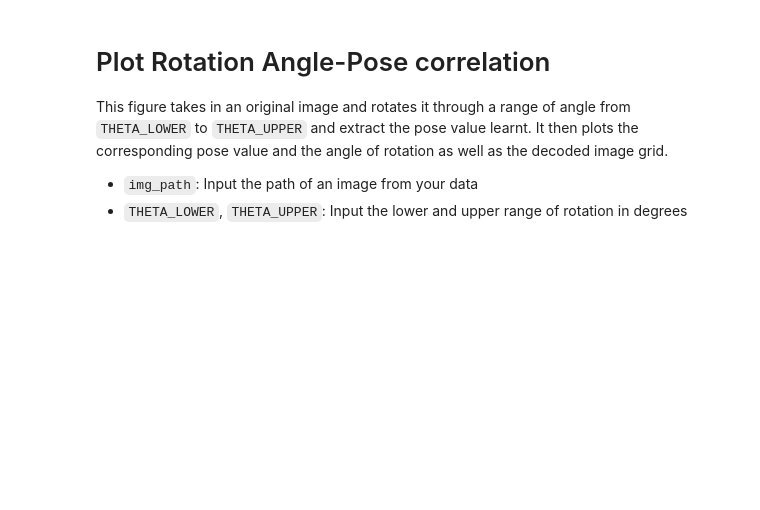
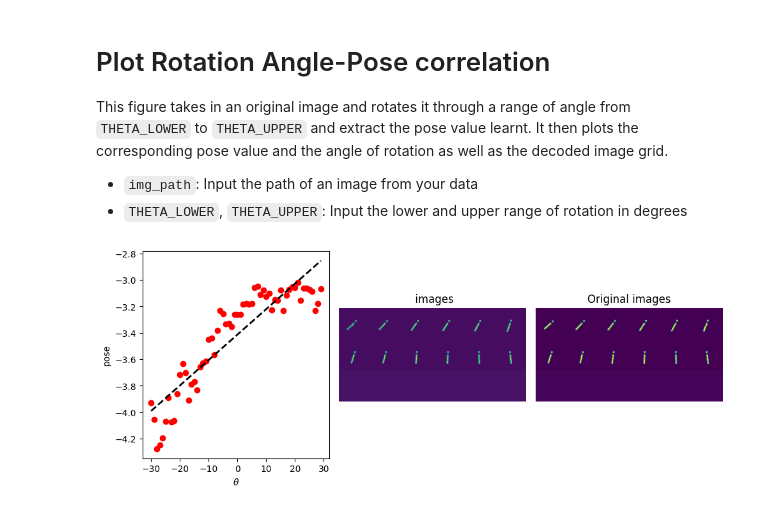
Before and after one commit to alan-turing-institute/affinity-vae, a Jupyter notebook: tools/plotting_post_process.ipynb, the cells around one changed output. Cells and saved outputs as stored; diff of their text form; code cells hidden in the pictures; blank space fills up the shorter version.

```diff
--- a/tools/plotting_post_process.ipynb
+++ b/tools/plotting_post_process.ipynb
@@ -54,8 +51,8 @@ def load_model(model_fn, device="cpu"):
 # %% [markdown]
 # Enter the path for the saved model and corresponding meta file
 # %%
-model_fn = 'path/to/model'
-meta_fn = 'path/to/meta'
+model_fn = '/Users/mfamili/work/exp_avae/alphanum/states/avae_10_52_18_01_2024_E1549_16_1.pt'
+meta_fn = '/Users/mfamili/work/exp_avae/alphanum/states/meta_10_52_18_01_2024_E1549_16_1.pkl'
 # %% [markdown]
 # Grab the Information in the meta file and load the model
 ### From the meta file
@@ -211,10 +201,12 @@ This figure takes in an original image and rotates it through a range of angle f
 from scipy.ndimage import rotate
 from skimage.util import montage
 
-img_path = "/path/to/image"
-THETA_LOWER = -40
-THETA_UPPER = 40
-theta_list = np.arange(THETA_LOWER,THETA_UPPER,0.2)
+def NormalizeData(data):
+    return (data - np.min(data)) / (np.max(data) - np.min(data))
+
+img_path = "/Users/mfamili/work/datasets/synth_an_data/i_500_img.npy"
+THETA_LOWER = -30
+THETA_UPPER = 30
 img = NormalizeData(np.load(img_path))
 
 r=[]
@@ -222,35 +214,32 @@ original = []
 pose_angle=[]
 
 with torch.inference_mode():
-    for idx, theta in enumerate(theta_list):
+    for theta in range(THETA_LOWER,THETA_UPPER):
         image = rotate(img, theta, order=0, reshape = False)
+        x, z, z_pose, mu, logvar = model(torch.from_numpy(image[np.newaxis,np.newaxis, ...]).to(torch.float32))
 
-        x, z, z_pose, mu, logvar = model(torch.from_numpy(image[np.newaxis,np.newaxis, ...]).to(torch.float32))
-        if idx % 5 == 0 :
+        if theta % 5 == 0 :
             r.append(x.squeeze().detach().numpy())
             original.append(image.squeeze())
         pose_angle.append(z_pose[0,0].cpu().clone().numpy())
 # %%
-fig, ax = plt.subplots(1,2, figsize=(10,4))
-ax1, ax2 = ax
+fig, ax = plt.subplots(1,3, figsize=(10,4))
+ax1, ax2, ax3 = ax
 
-coef = np.polyfit(theta_list,np.squeeze(pose_angle),1)
+coef = np.polyfit(range(THETA_LOWER,THETA_UPPER),np.squeeze(pose_angle),1)
 poly1d_fn = np.poly1d(coef)
-ax1.plot(theta_list,np.squeeze(pose_angle),'ro',theta_list,poly1d_fn(theta_list),'--k',
+ax1.plot(range(THETA_LOWER,THETA_UPPER),np.squeeze(pose_angle),'ro',range(THETA_LOWER,THETA_UPPER),poly1d_fn(range(THETA_LOWER,THETA_UPPER)),'--k',
     linewidth=2)
-ax1.set_xlabel(r'$\theta$', fontsize=18)
-ax1.set_ylabel('pose', fontsize=18)
-ax1.tick_params(axis='both',labelsize=18)
+ax1.set_xlabel(r'$\theta$')
+ax1.set_ylabel('pose')
 
 r = np.stack(r, axis=0)
-original = np.stack(original, axis=0,)
-
-num_rows = 10
-m = montage(r, grid_shape=( int(len(r)/num_rows), num_rows))
-n = montage(original, grid_shape=( int(len(r)/num_rows), num_rows))
-ax2.imshow(m)
-#ax3.imshow(n)
-ax2.axis('off')
-
+original = np.stack(original, axis=0)
+m = montage(r, grid_shape=(3, 6))
+n = montage(original, grid_shape=(3, 6))
+ax2.imshow(m); ax3.imshow(n)
+ax2.axis('off'); ax3.axis('off')
+ax2.set_title(" images"); ax3.set_title("Original images")
 fig.tight_layout()
-fig.savefig("pose_angle_images.png", dpi=144)
+# %% [output]
+[figure, added]
```
Also changed, not shown: parts of 10 cells of this notebook, 4 other files.
